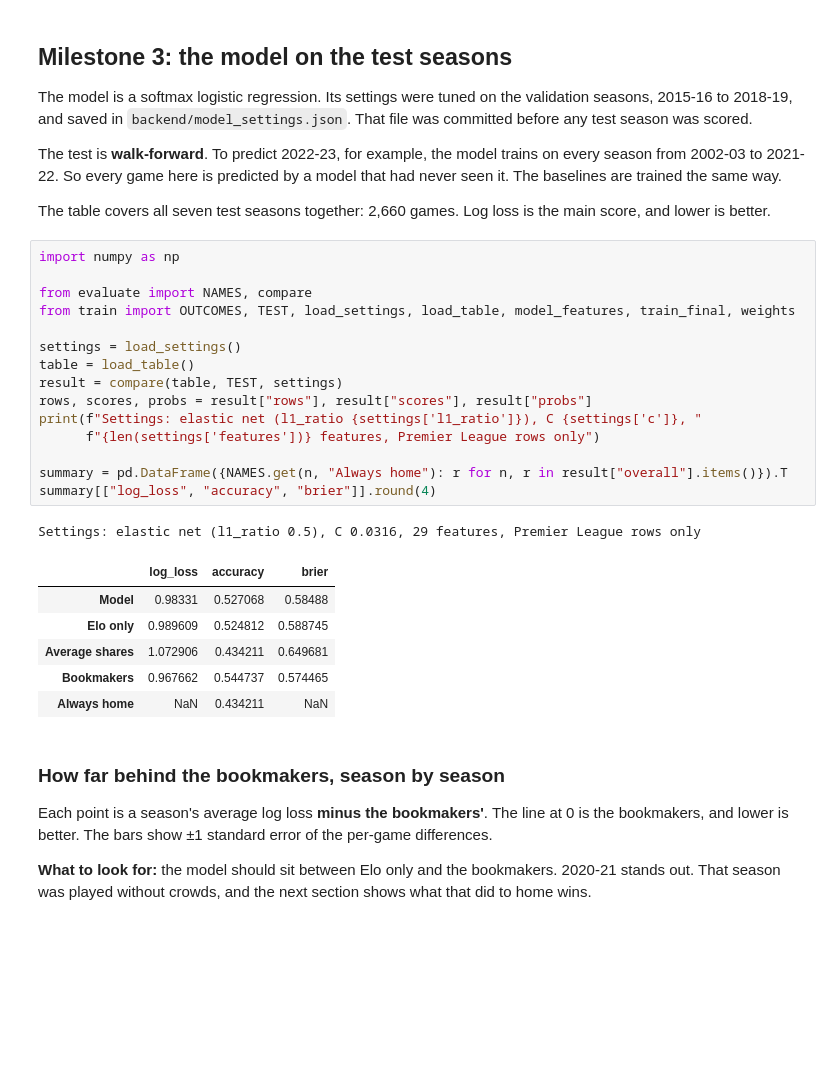
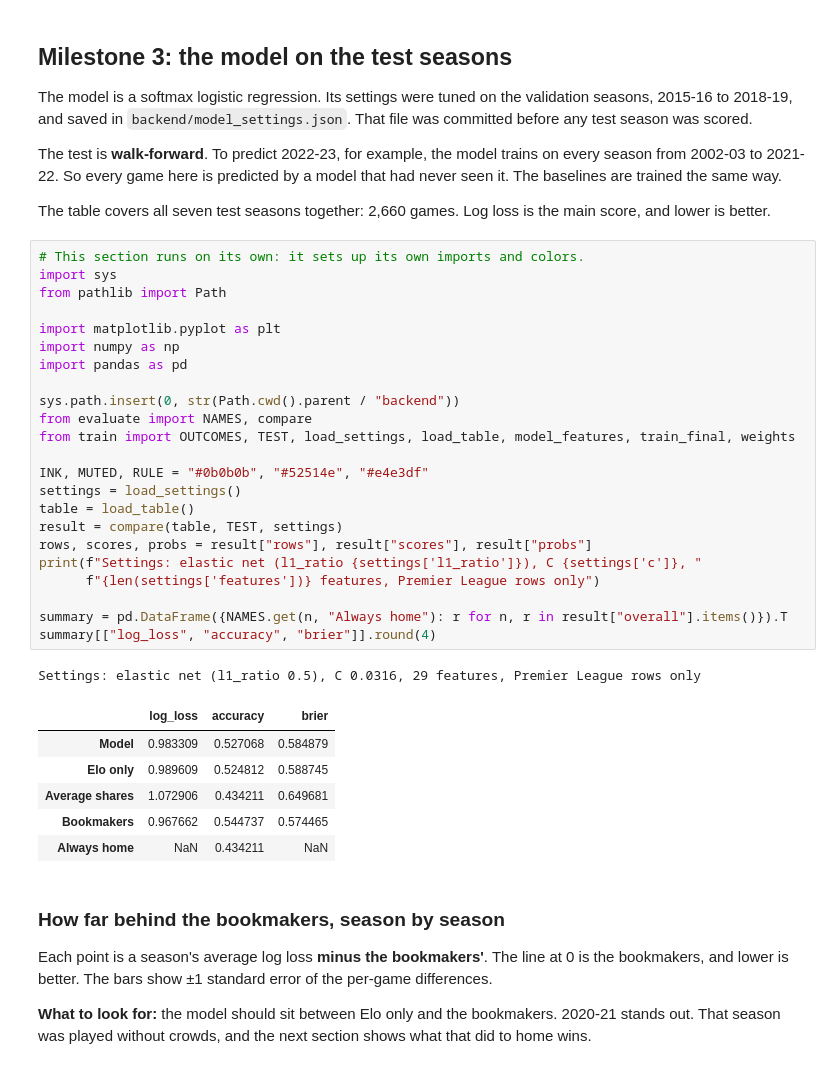
Before and after one commit to derekflippo/pl-predictor, a Jupyter notebook: notebooks/evaluation.ipynb, the cells around one changed output. Cells and saved outputs as stored; diff of their text form; blank space fills up the shorter version.

Commit message:
Make the notebook's milestone 3 section run on its own
Running only the milestone 3 cells in a fresh kernel failed with
"NameError: name 'INK' is not defined", because the colors, imports and
path were set up in the milestone 2 cells. The first milestone 3 cell now
sets up its own. Checked by running those cells alone in a fresh kernel.

Co-Authored-By: Claude Opus 5.5 <noreply@anthropic.com>

```diff
--- a/notebooks/evaluation.ipynb
+++ b/notebooks/evaluation.ipynb
@@ -95,24 +95,32 @@ The test is **walk-forward**. To predict 2022-23, for example, the model trains
 
 The table covers all seven test seasons together: 2,660 games. Log loss is the main score, and lower is better.
 # %%
+# This section runs on its own: it sets up its own imports and colors.
+import sys
+from pathlib import Path
+
+import matplotlib.pyplot as plt
 import numpy as np
+import pandas as pd
 
+sys.path.insert(0, str(Path.cwd().parent / "backend"))
 from evaluate import NAMES, compare
 from train import OUTCOMES, TEST, load_settings, load_table, model_features, train_final, weights
 
+INK, MUTED, RULE = "#0b0b0b", "#52514e", "#e4e3df"
 settings = load_settings()
 table = load_table()
 result = compare(table, TEST, settings)
 rows, scores, probs = result["rows"], result["scores"], result["probs"]
 print(f"Settings: elastic net (l1_ratio {settings['l1_ratio']}), C {settings['c']}, "
       f"{len(settings['features'])} features, Premier League rows only")
 
 summary = pd.DataFrame({NAMES.get(n, "Always home"): r for n, r in result["overall"].items()}).T
 summary[["log_loss", "accuracy", "brier"]].round(4)
 # %% [output]
 Settings: elastic net (l1_ratio 0.5), C 0.0316, 29 features, Premier League rows only
 |  | log_loss | accuracy | brier |
-| Model | 0.98331 | 0.527068 | 0.58488 |
+| Model | 0.983309 | 0.527068 | 0.584879 |
 | Elo only | 0.989609 | 0.524812 | 0.588745 |
 | Average shares | 1.072906 | 0.434211 | 0.649681 |
 | Bookmakers | 0.967662 | 0.544737 | 0.574465 |
```
